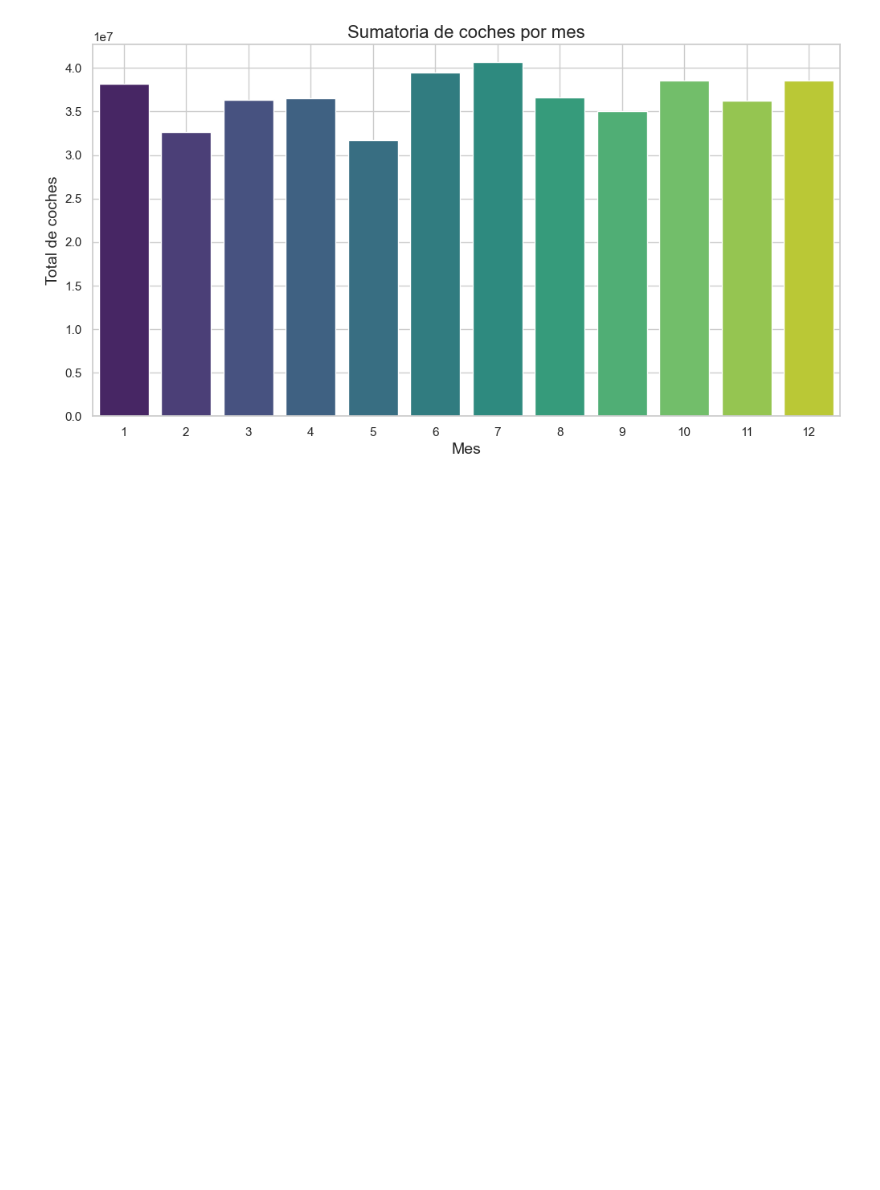
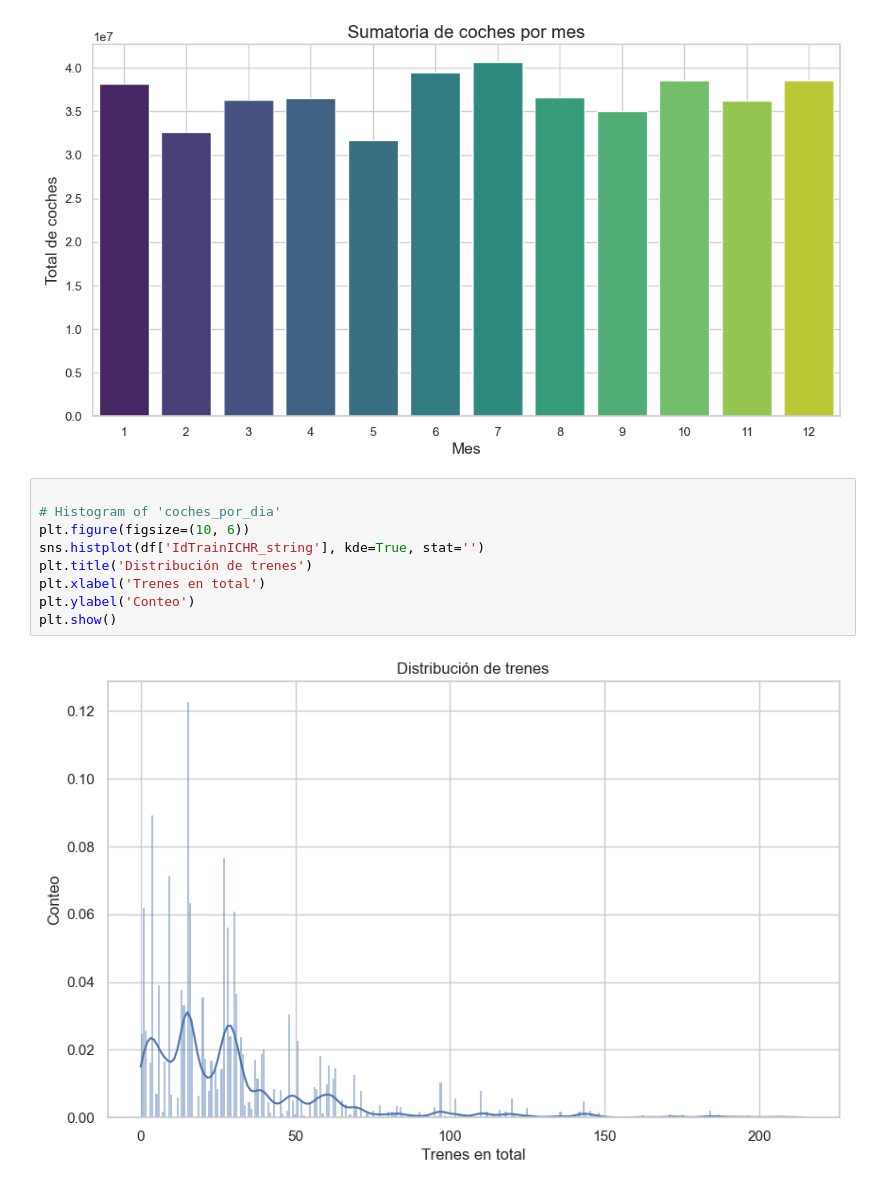
Before and after one commit to BrunoFerrovalle/Modelo_Llegadas, a Jupyter notebook: Modelo.ipynb, the cells around one changed output. Drawn from its saved outputs; the diff is of its cells as text; blank space fills up the shorter version.

Commit message:
Calculo de Trenes por dia, como restructuracion de carpetas

```diff
--- a/Modelo.ipynb
+++ b/Modelo.ipynb
@@ -71,3 +71,14 @@ plt.grid(True)
 plt.show()
 # %% [output]
 [figure]
+# %%
+
+# Histogram of 'coches_por_dia'
+plt.figure(figsize=(10, 6))
+sns.histplot(df['IdTrainICHR_string'], kde=True, stat='')
+plt.title('Distribución de trenes')
+plt.xlabel('Trenes en total')
+plt.ylabel('Conteo')
+plt.show()
+# %% [output]
+[figure, added]
```
Also changed, not shown: parts of 2 cells of this notebook, 2 other files.
